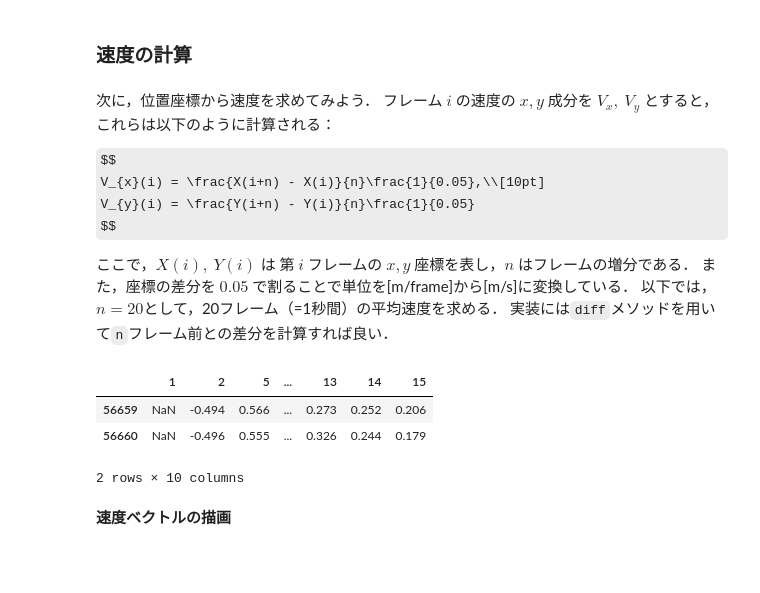
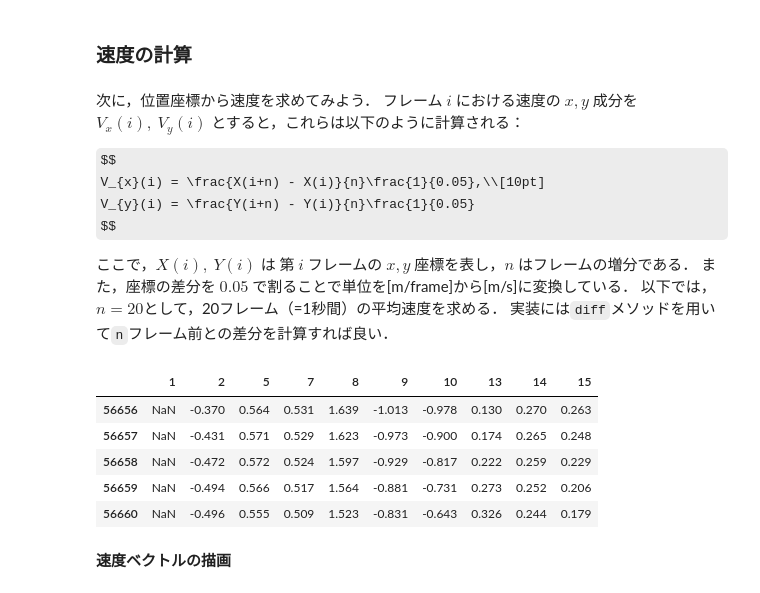
Before and after one commit to tnarizuka/sports_data_programming, a Jupyter notebook: _build/jupyter_execute/chap_7/7_tracking.ipynb, the cells around one changed output. Drawn from its saved outputs; the diff is of its cells as text; code cells hidden in the pictures; some formulas as TeX source; blank space fills up the shorter version.

```diff
--- a/_build/jupyter_execute/chap_7/7_tracking.ipynb
+++ b/_build/jupyter_execute/chap_7/7_tracking.ipynb
@@ -373,7 +389,7 @@ ax.set_aspect('equal')
 ### 速度の計算
 # %% [markdown]
 次に，位置座標から速度を求めてみよう．
-フレーム $ i $ の速度の $ x, y $ 成分を $ V_{x},\ V_{y} $ とすると，これらは以下のように計算される：
+フレーム $ i $ における速度の $ x, y $ 成分を $ V_{x}(i),\ V_{y}(i) $ とすると，これらは以下のように計算される：
 
 $$
     V_{x}(i) = \frac{X(i+n) - X(i)}{n}\frac{1}{0.05},\\[10pt]
@@ -388,12 +404,14 @@ $$
 n = 20
 Vx, Vy = X.diff(n)/(0.05*n), Y.diff(n)/(0.05*n)  # nフレーム（0.05n秒）前との差を取る
 # %%
-Vx.tail(2)
+Vx.tail()
 # %% [output]
-|  | 1 | 2 | 5 | ... | 13 | 14 | 15 |
-| 56659 | NaN | -0.494 | 0.566 | ... | 0.273 | 0.252 | 0.206 |
-| 56660 | NaN | -0.496 | 0.555 | ... | 0.326 | 0.244 | 0.179 |
+|  | 1 | 2 | 5 | 7 | 8 | 9 | 10 | 13 | 14 | 15 |
+| 56656 | NaN | -0.370 | 0.564 | 0.531 | 1.639 | -1.013 | -0.978 | 0.130 | 0.270 | 0.263 |
+| 56657 | NaN | -0.431 | 0.571 | 0.529 | 1.623 | -0.973 | -0.900 | 0.174 | 0.265 | 0.248 |
+| 56658 | NaN | -0.472 | 0.572 | 0.524 | 1.597 | -0.929 | -0.817 | 0.222 | 0.259 | 0.229 |
+| 56659 | NaN | -0.494 | 0.566 | 0.517 | 1.564 | -0.881 | -0.731 | 0.273 | 0.252 | 0.206 |
+| 56660 | NaN | -0.496 | 0.555 | 0.509 | 1.523 | -0.831 | -0.643 | 0.326 | 0.244 | 0.179 |
-2 rows × 10 columns
 # %% [markdown]
 **速度ベクトルの描画**
 # %% [markdown]
```
Also changed, not shown: parts of 9 cells of this notebook, 16 other files.
